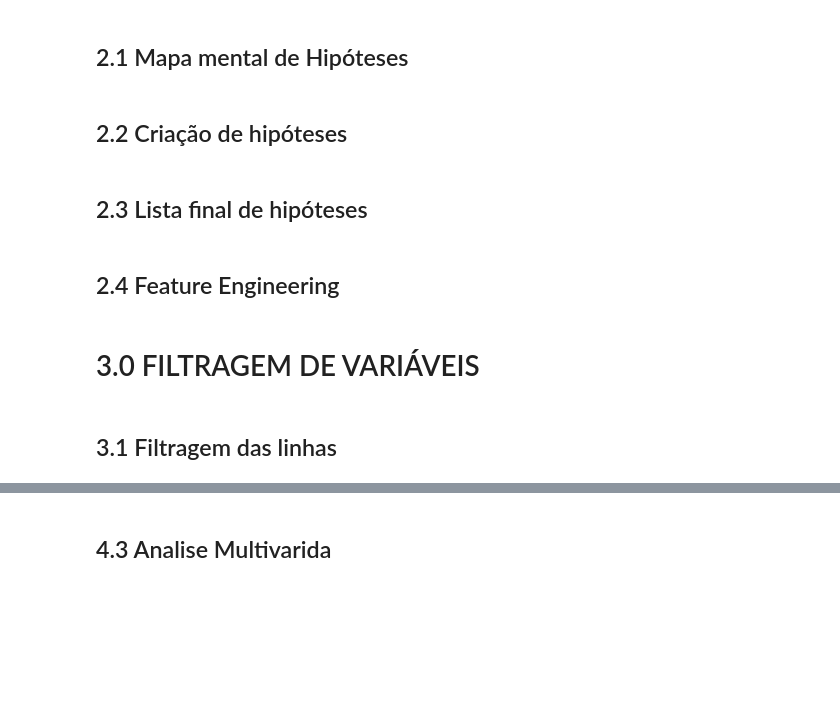
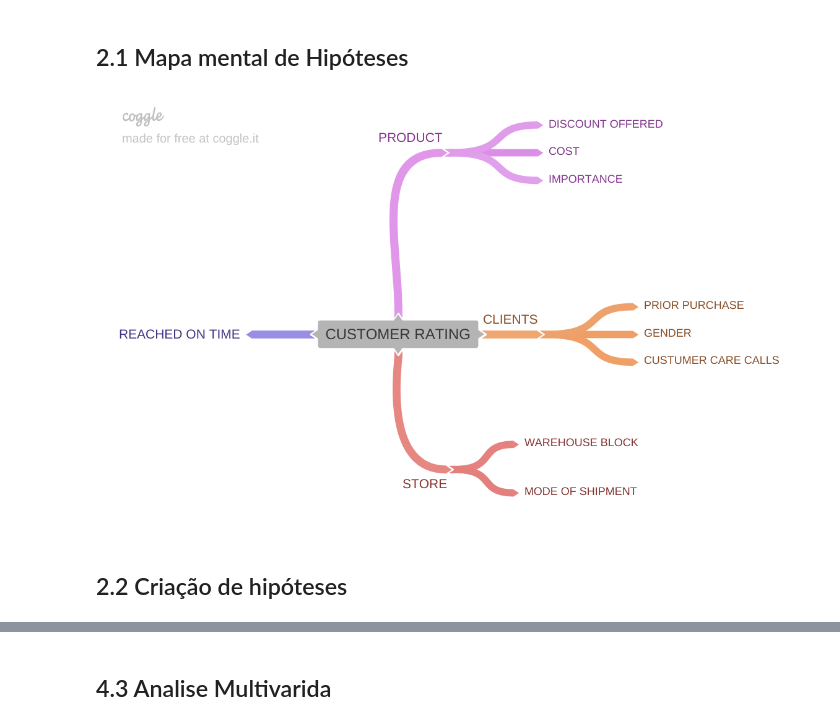
Before and after one commit to cardosoyuri/E-CommerceShippingData, a Jupyter notebook: E-CommercShippingDatae.ipynb, the cells around one changed output, grey strips where cells are left out. Saved outputs shown, nothing was run; the diff lists cells and outputs as text; code cells hidden in the pictures; blank space fills up the shorter version.

```diff
--- a/E-CommercShippingDatae.ipynb
+++ b/E-CommercShippingDatae.ipynb
@@ -29,12 +254,8 @@
 # %% [markdown]
 ## 2.1 Mapa mental de Hipóteses
+# %%
+Image("img/MindMapHypothesis.png")
+# %% [output]
+[figure, added]
 # %% [markdown]
 ## 2.2 Criação de hipóteses
-# %% [markdown]
-## 2.3 Lista final de hipóteses
-# %% [markdown]
-## 2.4 Feature Engineering
-# %% [markdown]
-# 3.0 FILTRAGEM DE VARIÁVEIS
-# %% [markdown]
-## 3.1 Filtragem das linhas
```
Also changed, not shown: parts of 71 cells of this notebook, 1 other file.
